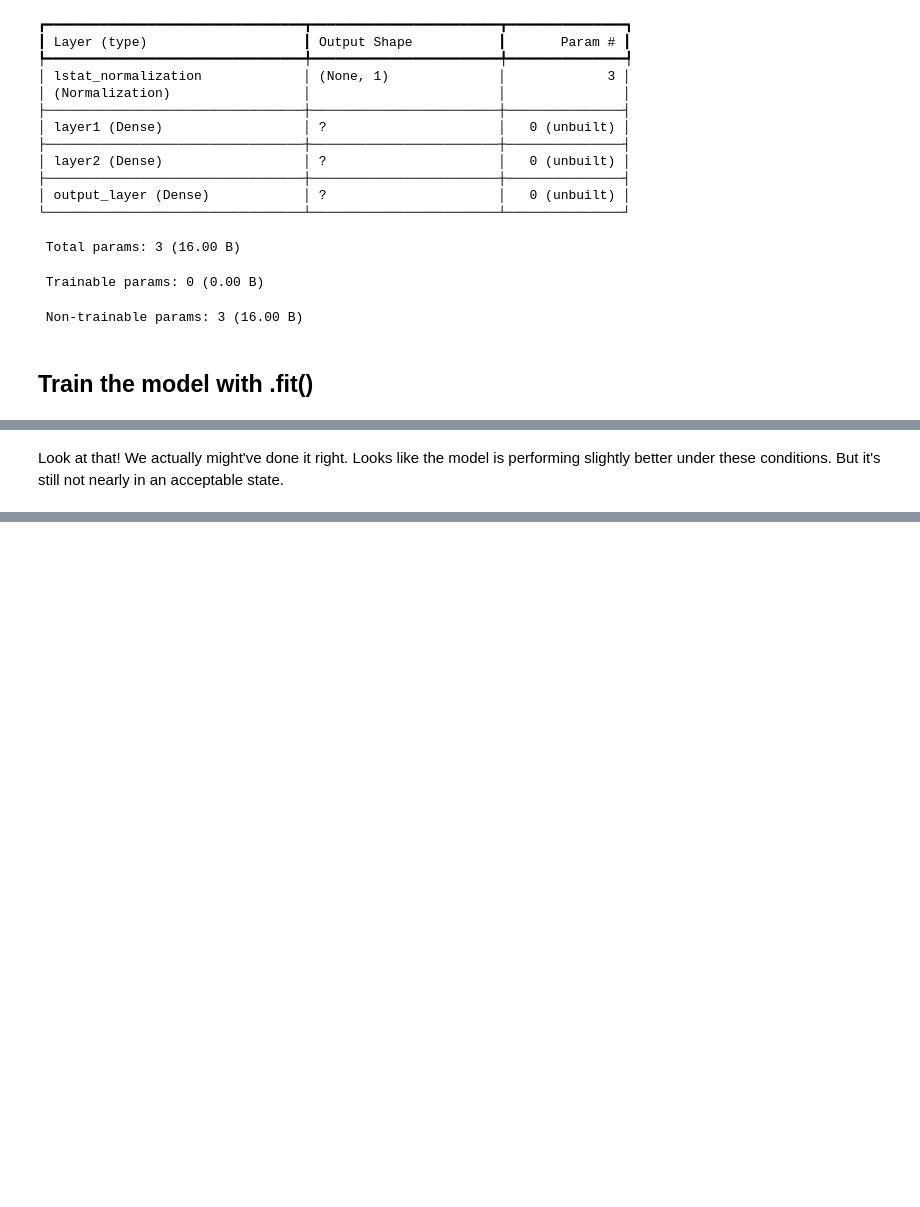
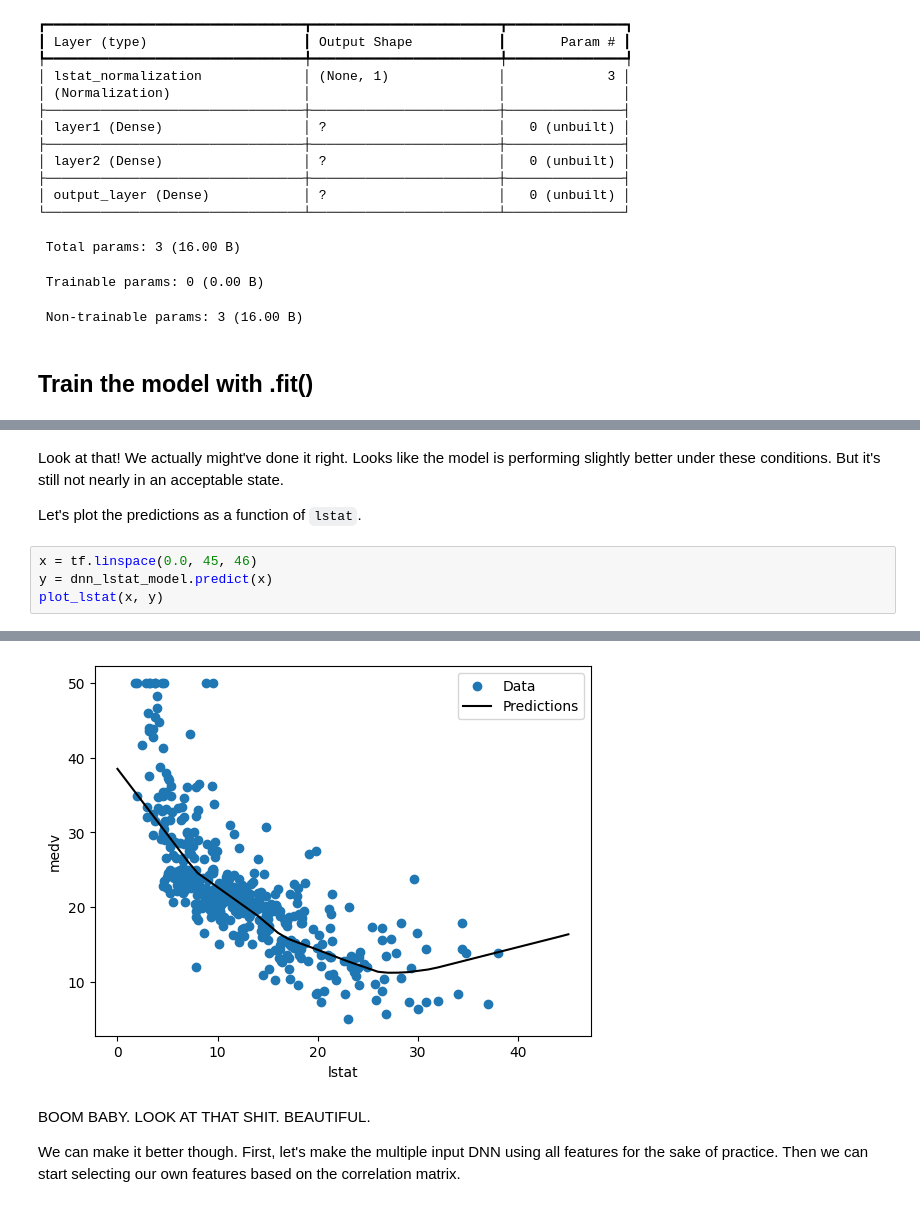
Before and after one commit to crdcamp/ml-learning-linear-regression, a Jupyter notebook: lin_reg_lab_to_tf.ipynb, the cells around one changed output, grey strips where cells are left out. Saved outputs shown, nothing was run; the diff lists cells and outputs as text; blank space fills up the shorter version.

```diff
--- a/lin_reg_lab_to_tf.ipynb
+++ b/lin_reg_lab_to_tf.ipynb
@@ -405,2 +425,9 @@ plot_loss(history)
 # %% [markdown]
 Look at that! We actually might've done it right. Looks like the model is performing slightly better under these conditions. But it's still not nearly in an acceptable state.
+
+Let's plot the predictions as a function of `lstat`.
+# %%
+x = tf.linspace(0.0, 45, 46)
+y = dnn_lstat_model.predict(x)
+plot_lstat(x, y)
+# %% [output]
@@ -406,0 +435,5 @@ Look at that! We actually might've done it right. Looks like the model is perfor
+[figure, added]
+# %% [markdown]
+BOOM BABY. LOOK AT THAT SHIT. BEAUTIFUL.
+
+We can make it better though. First, let's make the multiple input DNN using all features for the sake of practice. Then we can start selecting our own features based on the correlation matrix.
```
Also changed, not shown: parts of 6 cells of this notebook.
